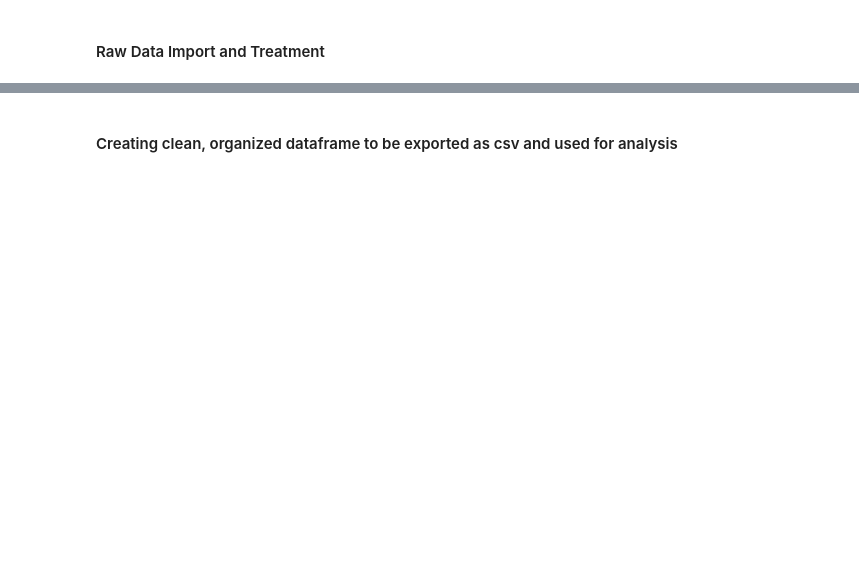
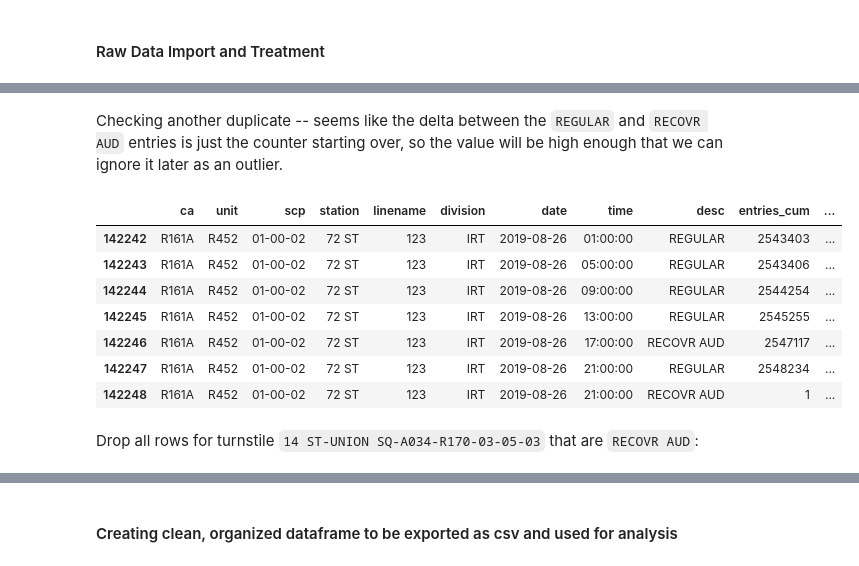
Before and after one commit to mattranalletta/01_MTA_exploratory_data_analysis, a Jupyter notebook: mta_data_cleaning.ipynb, the cells around one changed output, grey strips where cells are left out. Cells and saved outputs as stored; diff of their text form; code cells hidden in the pictures; blank space fills up the shorter version.

```diff
--- a/mta_data_cleaning.ipynb
+++ b/mta_data_cleaning.ipynb
@@ -71,0 +116,16 @@ mta_raw['turnstile'] = mta_raw['station'] + '-' + mta_raw['ca'] + '-' + mta_raw[
+# %% [markdown]
+Checking another duplicate -- seems like the delta between the `REGULAR` and `RECOVR AUD` entries is just the counter starting over, so the value will be high enough that we can ignore it later as an outlier.
+# %%
+mta_raw[(mta_raw['turnstile']=='72 ST-R161A-R452-01-00-02') &
+       (mta_raw['date']=='2019-08-26')]
+# %% [output]
+|  | ca | unit | scp | station | linename | division | date | time | desc | entries_cum | ... |
+| 142242 | R161A | R452 | 01-00-02 | 72 ST | 123 | IRT | 2019-08-26 | 01:00:00 | REGULAR | 2543403 | ... |
+| 142243 | R161A | R452 | 01-00-02 | 72 ST | 123 | IRT | 2019-08-26 | 05:00:00 | REGULAR | 2543406 | ... |
+| 142244 | R161A | R452 | 01-00-02 | 72 ST | 123 | IRT | 2019-08-26 | 09:00:00 | REGULAR | 2544254 | ... |
+| 142245 | R161A | R452 | 01-00-02 | 72 ST | 123 | IRT | 2019-08-26 | 13:00:00 | REGULAR | 2545255 | ... |
+| 142246 | R161A | R452 | 01-00-02 | 72 ST | 123 | IRT | 2019-08-26 | 17:00:00 | RECOVR AUD | 2547117 | ... |
+| 142247 | R161A | R452 | 01-00-02 | 72 ST | 123 | IRT | 2019-08-26 | 21:00:00 | REGULAR | 2548234 | ... |
+| 142248 | R161A | R452 | 01-00-02 | 72 ST | 123 | IRT | 2019-08-26 | 21:00:00 | RECOVR AUD | 1 | ... |
+# %% [markdown]
+Drop all rows for turnstile `14 ST-UNION SQ-A034-R170-03-05-03` that are `RECOVR AUD`:
```
Also changed, not shown: parts of 34 cells of this notebook, 2 other files.
